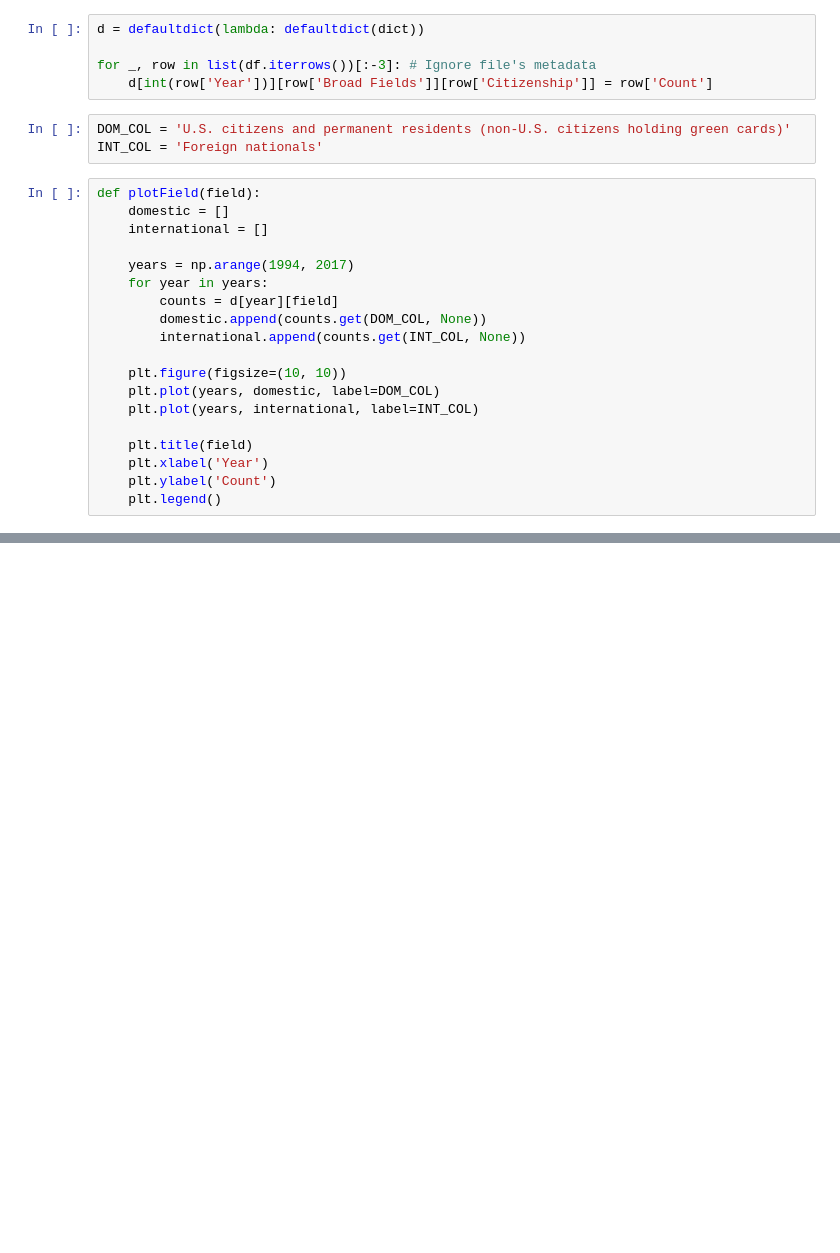
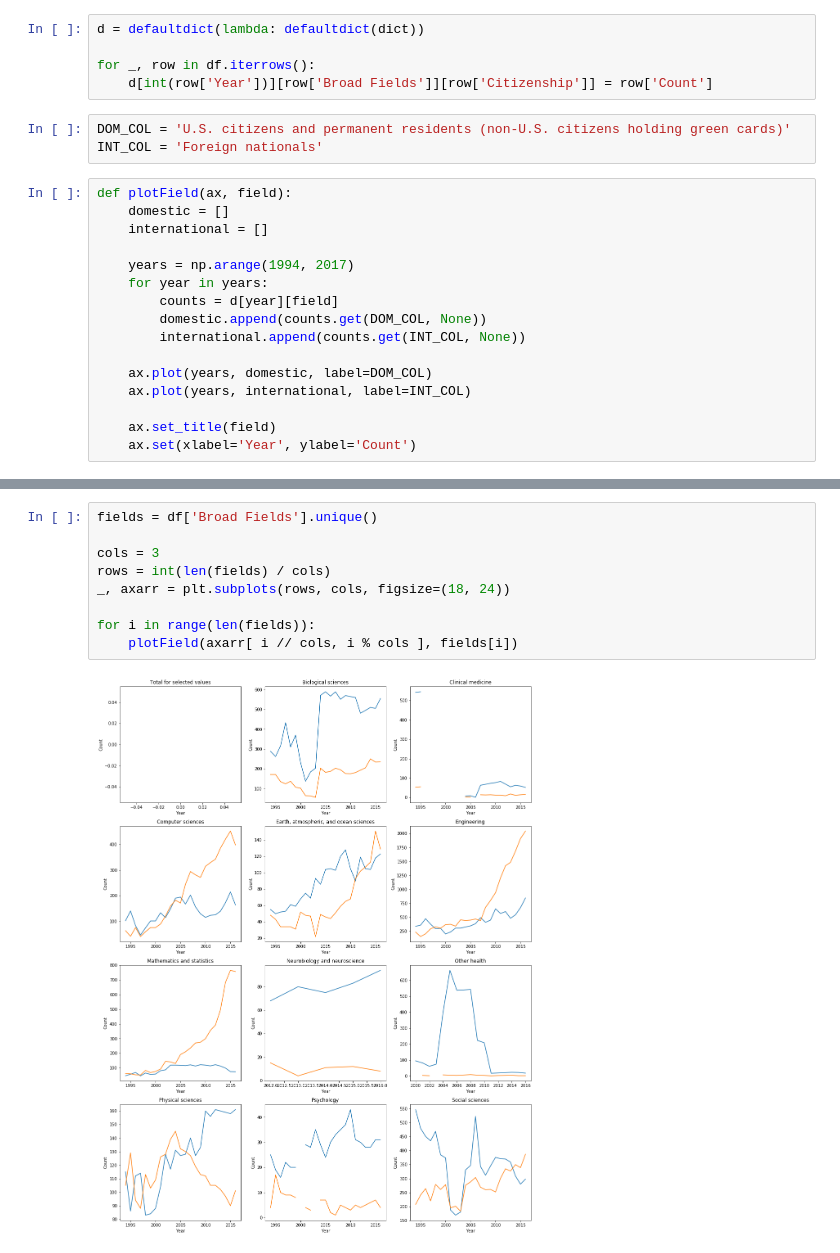
Before and after one commit to graphicsdesk/international-students, a Jupyter notebook: notebooks/gss.ipynb, the cells around one changed output, grey strips where cells are left out. Drawn from its saved outputs; the diff is of its cells as text; blank space fills up the shorter version.

Commit message:
mapped all broad fields into subplots

```diff
--- a/notebooks/gss.ipynb
+++ b/notebooks/gss.ipynb
@@ -20,13 +21,13 @@ df.head()
 # %%
 d = defaultdict(lambda: defaultdict(dict))
 
-for _, row in list(df.iterrows())[:-3]: # Ignore file's metadata
+for _, row in df.iterrows():
     d[int(row['Year'])][row['Broad Fields']][row['Citizenship']] = row['Count']
 # %%
 DOM_COL = 'U.S. citizens and permanent residents (non-U.S. citizens holding green cards)'
 INT_COL = 'Foreign nationals'
 # %%
-def plotField(field):
+def plotField(ax, field):
     domestic = []
     international = []
 
@@ -36,11 +37,8 @@ def plotField(field):
         domestic.append(counts.get(DOM_COL, None))
         international.append(counts.get(INT_COL, None))
 
-    plt.figure(figsize=(10, 10))
-    plt.plot(years, domestic, label=DOM_COL)
-    plt.plot(years, international, label=INT_COL)
+    ax.plot(years, domestic, label=DOM_COL)
+    ax.plot(years, international, label=INT_COL)
 
-    plt.title(field)
-    plt.xlabel('Year')
-    plt.ylabel('Count')
-    plt.legend()
+    ax.set_title(field)
+    ax.set(xlabel='Year', ylabel='Count')
@@ -63,0 +45,11 @@ for f in df['Broad Fields'].unique():
+# %%
+fields = df['Broad Fields'].unique()
+
+cols = 3
+rows = int(len(fields) / cols)
+_, axarr = plt.subplots(rows, cols, figsize=(18, 24))
+
+for i in range(len(fields)):
+    plotField(axarr[ i // cols, i % cols ], fields[i])
+# %% [output]
+[figure, added]
```
Also changed, not shown: parts of 2 cells of this notebook.
